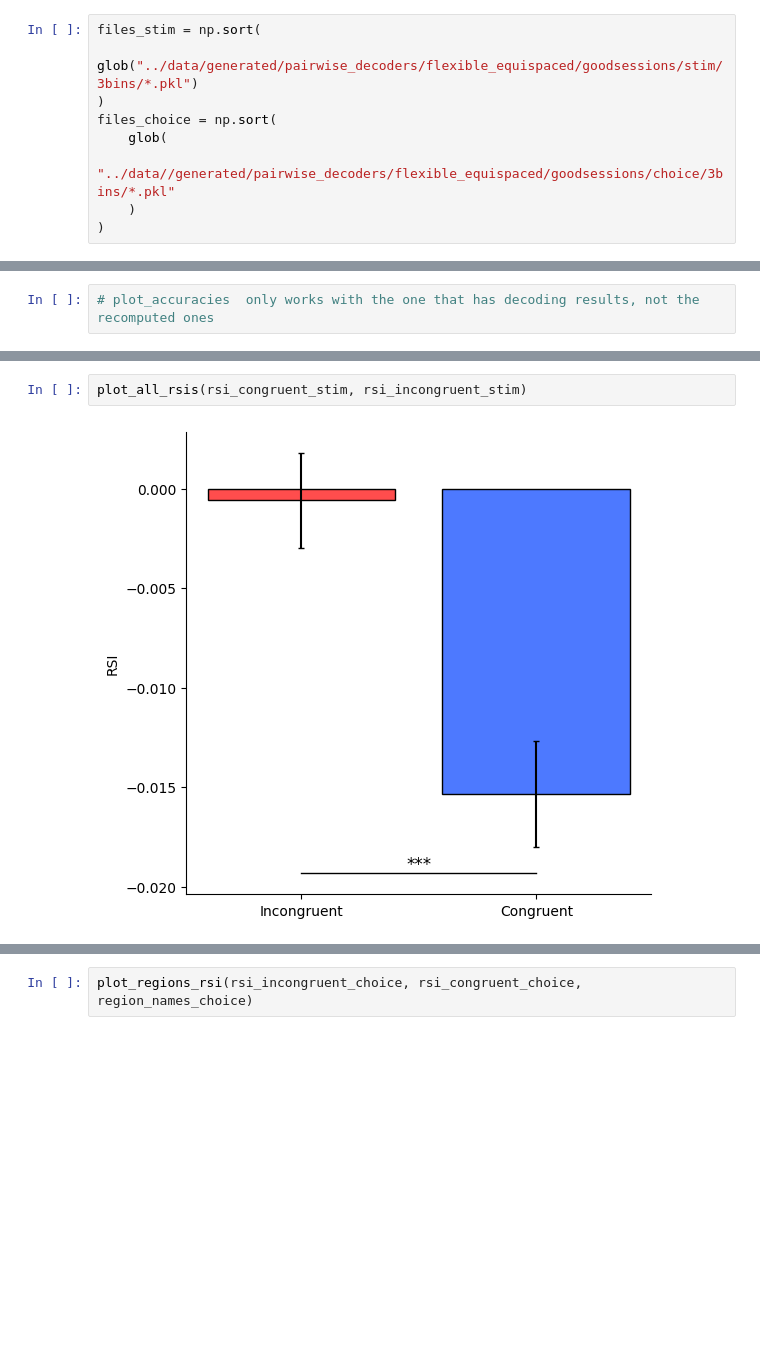
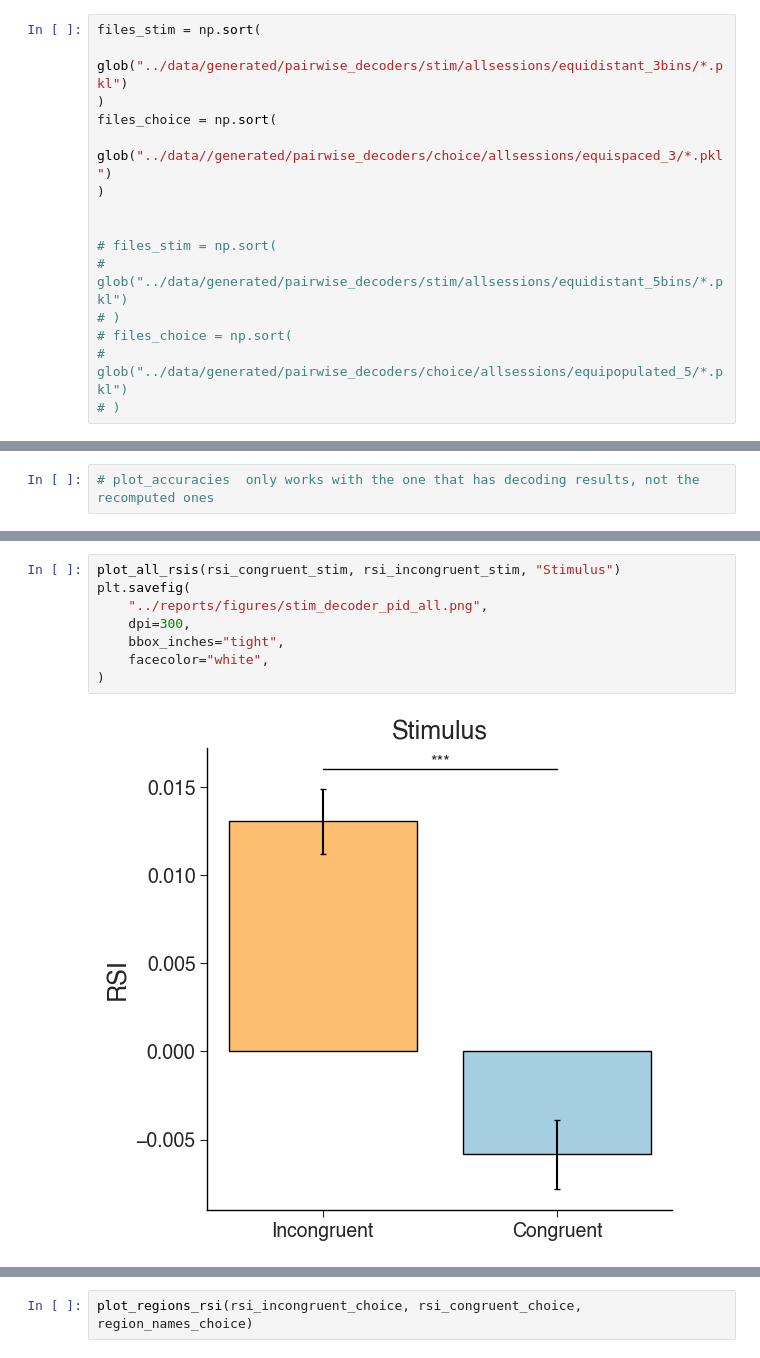
Before and after one commit to debottamKundu/ibl-partial-info-decomp, a Jupyter notebook: notebooks/subset_decoders.ipynb, the cells around one changed output, grey strips where cells are left out. Saved outputs shown, nothing was run; the diff lists cells and outputs as text; blank space fills up the shorter version.

Commit message:
generate figures for appendix

```diff
--- a/notebooks/subset_decoders.ipynb
+++ b/notebooks/subset_decoders.ipynb
@@ -36,13 +36,19 @@ from ibl_info.decoder_utils import compute_deltas_all
 %autoreload 2
 # %%
 files_stim = np.sort(
-    glob("../data/generated/pairwise_decoders/flexible_equispaced/goodsessions/stim/3bins/*.pkl")
+    glob("../data/generated/pairwise_decoders/stim/allsessions/equidistant_3bins/*.pkl")
 )
 files_choice = np.sort(
-    glob(
-        "../data//generated/pairwise_decoders/flexible_equispaced/goodsessions/choice/3bins/*.pkl"
-    )
+    glob("../data//generated/pairwise_decoders/choice/allsessions/equispaced_3/*.pkl")
 )
+
+
+# files_stim = np.sort(
+#     glob("../data/generated/pairwise_decoders/stim/allsessions/equidistant_5bins/*.pkl")
+# )
+# files_choice = np.sort(
+#     glob("../data/generated/pairwise_decoders/choice/allsessions/equipopulated_5/*.pkl")
+# )
 # %%
 rsi_congruent_stim, rsi_incongruent_stim, redundancy_stim, synergy_stim, region_names_stim = (
     congregate_data(files_stim, "stim")
@@ -63,7 +94,13 @@ plot_all_rsis(rsi_congruent_choice, rsi_incongruent_choice)
 # %%
-plot_all_rsis(rsi_congruent_stim, rsi_incongruent_stim)
+plot_all_rsis(rsi_congruent_stim, rsi_incongruent_stim, "Stimulus")
+plt.savefig(
+    "../reports/figures/stim_decoder_pid_all.png",
+    dpi=300,
+    bbox_inches="tight",
+    facecolor="white",
+)
 # %% [output]
-[figure, old version]
+[figure, new version]
 # %%
 plot_all_decompositions(redundancy_choice, synergy_choice)
 # %% [output]
```
Also changed, not shown: parts of 6 cells of this notebook, 10 other files.
